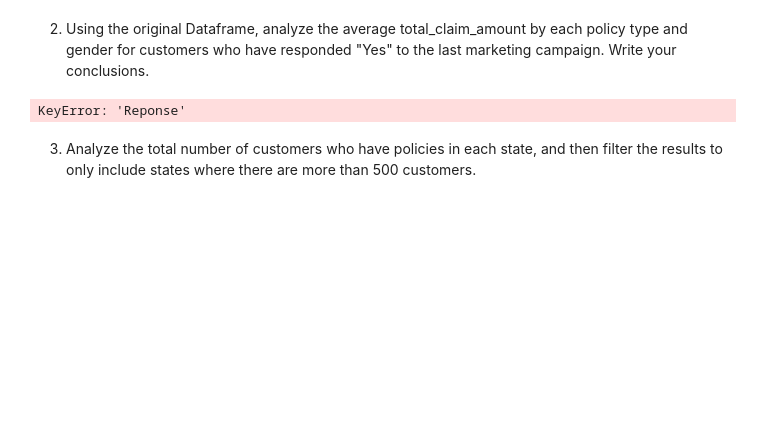
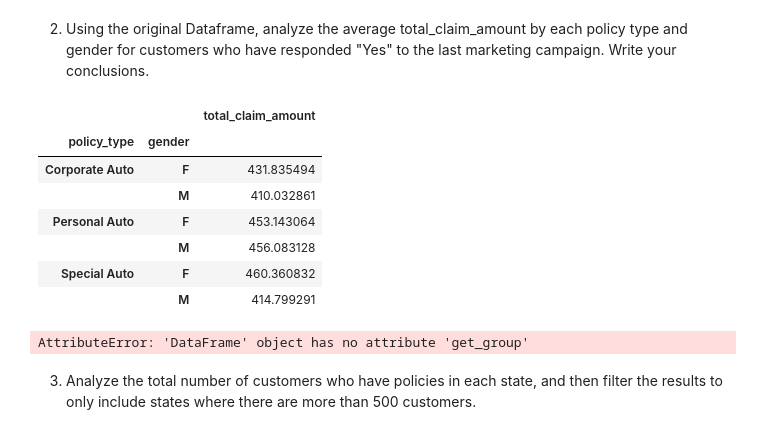
Before and after one commit to goldenrod-asters/lab-dw-data-aggregation-and-filtering, a Jupyter notebook: lab-dw-aggregating.ipynb, the cells around one changed output. Saved outputs shown, nothing was run; the diff lists cells and outputs as text; code cells hidden in the pictures; blank space fills up the shorter version.

```diff
--- a/lab-dw-aggregating.ipynb
+++ b/lab-dw-aggregating.ipynb
@@ -75,11 +114,23 @@ highvalue_df
 # %% [markdown]
 2. Using the original Dataframe, analyze the average total_claim_amount by each policy type and gender for customers who have responded "Yes" to the last marketing campaign. Write your conclusions.
 # %%
-reponse_group = marketing_df.groupby('Reponse')
+mktg_yes = marketing_df[marketing_df.response == 'Yes']
+mktg_yes
+
+mktg_yes.groupby(['policy_type','gender'])[['total_claim_amount']].agg('mean')
 # %% [output]
-KeyError: 'Reponse'
+|  |  | total_claim_amount |
+| policy_type | gender |  |
+| Corporate Auto | F | 431.835494 |
+|  | M | 410.032861 |
+| Personal Auto | F | 453.143064 |
+|  | M | 456.083128 |
+| Special Auto | F | 460.360832 |
+|  | M | 414.799291 |
 # %%
-reponse_group.groups
-analysis = reponse_group.get_group('Yes').groupby('Policy Type')[['Gender']].mean()
+# marketing_df.get_group('Yes').groupby('Policy Type')[['Gender']].mean()
+# how could I use get_group to solve Question 2?
+# %% [output]
+AttributeError: 'DataFrame' object has no attribute 'get_group'
 # %% [markdown]
 3. Analyze the total number of customers who have policies in each state, and then filter the results to only include states where there are more than 500 customers.
```
Also changed, not shown: parts of 6 cells of this notebook.
